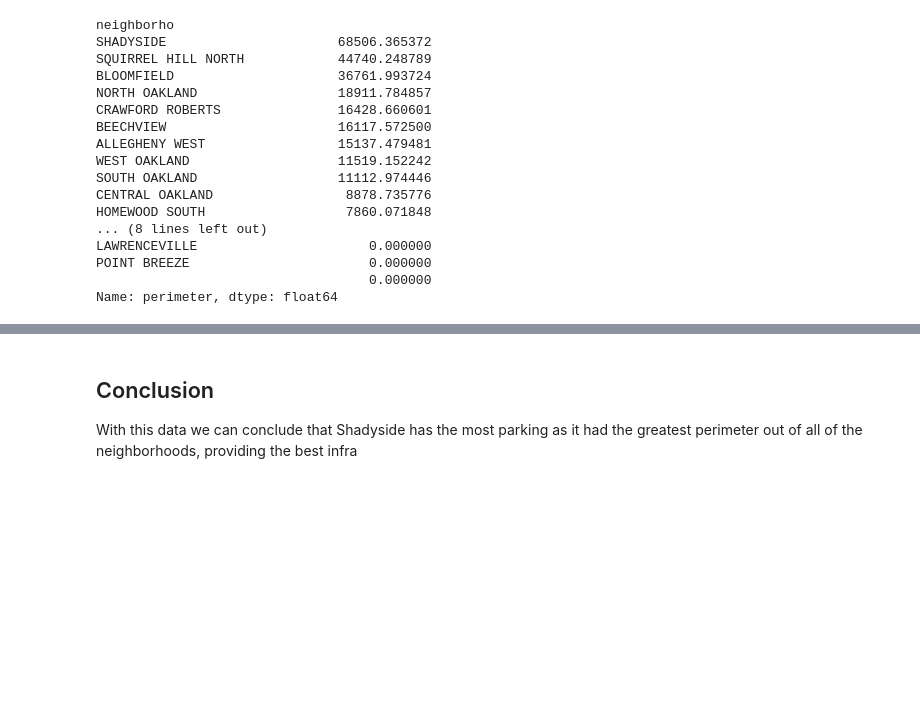
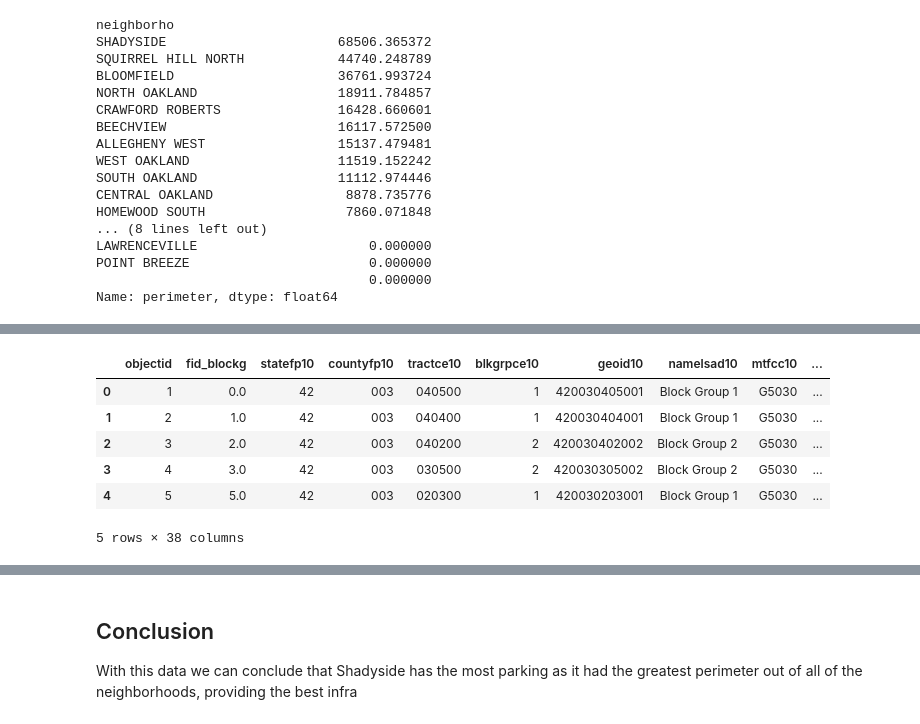
Before and after one commit to apu-a/Final-Project, a Jupyter notebook: Apurvaa Final.ipynb, the cells around one changed output, grey strips where cells are left out. Saved outputs shown, nothing was run; the diff lists cells and outputs as text; code cells hidden in the pictures; blank space fills up the shorter version.

```diff
--- a/Apurvaa Final.ipynb
+++ b/Apurvaa Final.ipynb
@@ -97,3 +74,13 @@ parking_map.plot(column='perimeter', # set the data to be used for coloring
+# %%
+neighborhoods.head()
+# %% [output]
+|  | objectid | fid_blockg | statefp10 | countyfp10 | tractce10 | blkgrpce10 | geoid10 | namelsad10 | mtfcc10 | ... |
+| 0 | 1 | 0.0 | 42 | 003 | 040500 | 1 | 420030405001 | Block Group 1 | G5030 | ... |
+| 1 | 2 | 1.0 | 42 | 003 | 040400 | 1 | 420030404001 | Block Group 1 | G5030 | ... |
+| 2 | 3 | 2.0 | 42 | 003 | 040200 | 2 | 420030402002 | Block Group 2 | G5030 | ... |
+| 3 | 4 | 3.0 | 42 | 003 | 030500 | 2 | 420030305002 | Block Group 2 | G5030 | ... |
+| 4 | 5 | 5.0 | 42 | 003 | 020300 | 1 | 420030203001 | Block Group 1 | G5030 | ... |
+5 rows × 38 columns
 # %%
 print("Top 10 Neighborhoods for Parking in Pittsburgh")
 print()
```
Also changed, not shown: parts of 7 cells of this notebook.
